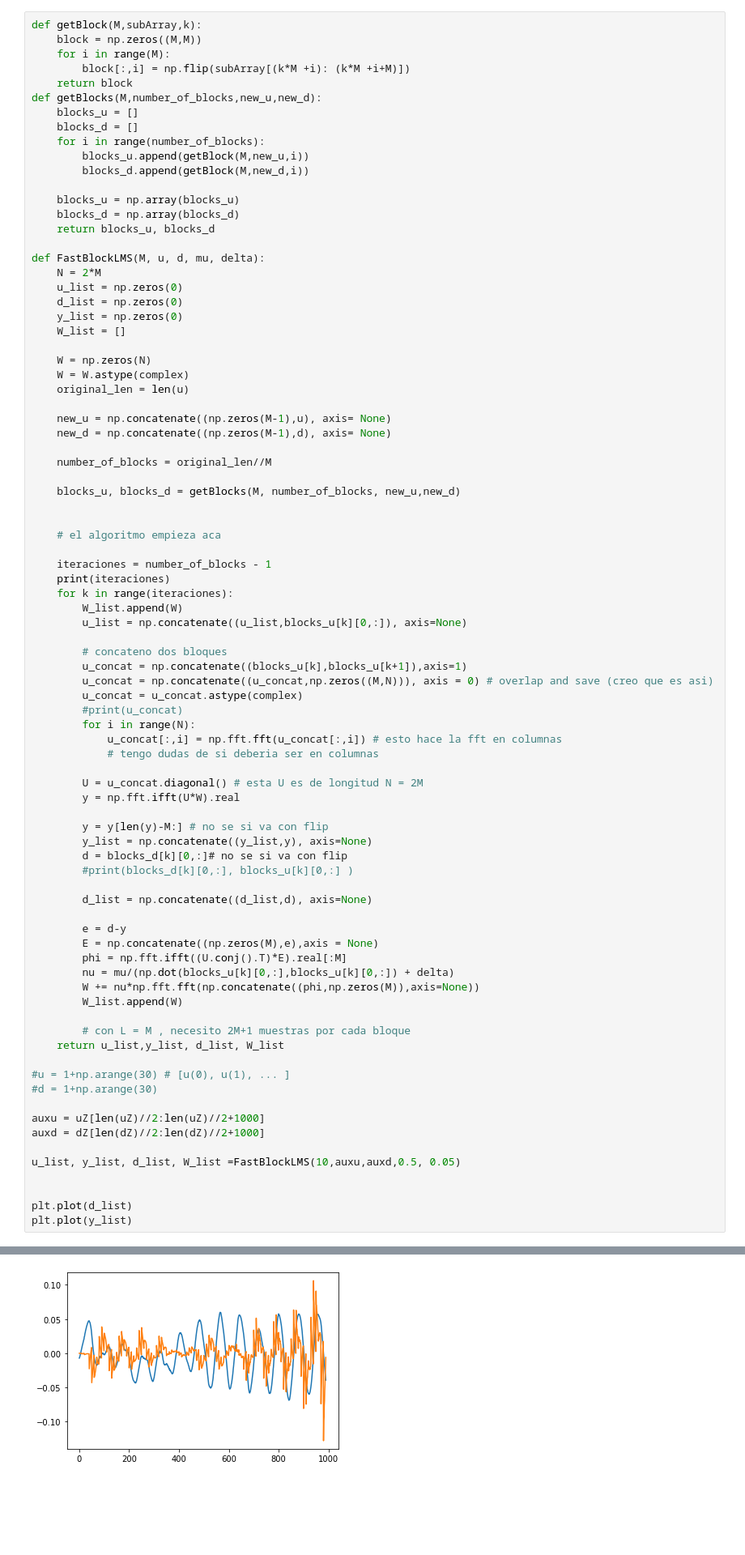
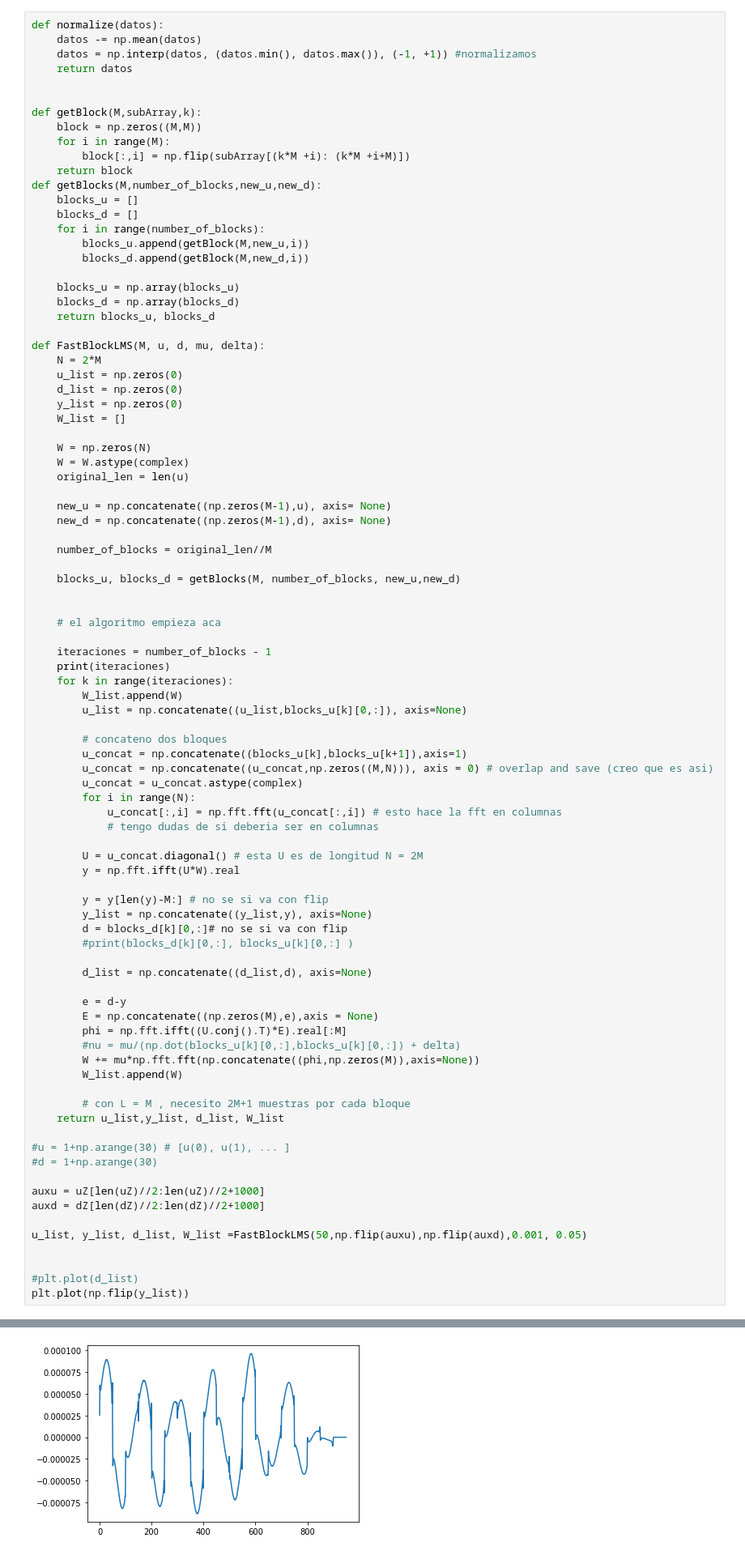
Before and after one commit to jmestanza/Echo_cancellation, a Jupyter notebook: FastBlockLMS_and_NMLS.ipynb, the cells around one changed output, grey strips where cells are left out. Shown at 81% size. Drawn from its saved outputs; the diff is of its cells as text; blank space fills up the shorter version.

```diff
--- a/FastBlockLMS_and_NMLS.ipynb
+++ b/FastBlockLMS_and_NMLS.ipynb
@@ -212,6 +212,12 @@ plt.ylim(ymax=np.ceil(maxfreq / 10) * 10 if maxfreq % 10 else maxfreq + 10)
 # %% [markdown]
 ##Algoritmo Fast Block LMS
 # %%
+def normalize(datos):
+    datos -= np.mean(datos)
+    datos = np.interp(datos, (datos.min(), datos.max()), (-1, +1)) #normalizamos
+    return datos
+
+
 def getBlock(M,subArray,k):
     block = np.zeros((M,M))
     for i in range(M):
@@ -259,7 +265,6 @@ def FastBlockLMS(M, u, d, mu, delta):
         u_concat = np.concatenate((blocks_u[k],blocks_u[k+1]),axis=1)
         u_concat = np.concatenate((u_concat,np.zeros((M,N))), axis = 0) # overlap and save (creo que es asi)
         u_concat = u_concat.astype(complex)
-        #print(u_concat)
         for i in range(N):
             u_concat[:,i] = np.fft.fft(u_concat[:,i]) # esto hace la fft en columnas
             # tengo dudas de si deberia ser en columnas
@@ -277,8 +282,8 @@ def FastBlockLMS(M, u, d, mu, delta):
         e = d-y
         E = np.concatenate((np.zeros(M),e),axis = None)
         phi = np.fft.ifft((U.conj().T)*E).real[:M]
-        nu = mu/(np.dot(blocks_u[k][0,:],blocks_u[k][0,:]) + delta)
-        W += nu*np.fft.fft(np.concatenate((phi,np.zeros(M)),axis=None))
+        #nu = mu/(np.dot(blocks_u[k][0,:],blocks_u[k][0,:]) + delta)
+        W += mu*np.fft.fft(np.concatenate((phi,np.zeros(M)),axis=None))
         W_list.append(W)
 
         # con L = M , necesito 2M+1 muestras por cada bloque
@@ -290,9 +295,9 @@ def FastBlockLMS(M, u, d, mu, delta):
 auxu = uZ[len(uZ)//2:len(uZ)//2+1000]
 auxd = dZ[len(dZ)//2:len(dZ)//2+1000]
 
-u_list, y_list, d_list, W_list =FastBlockLMS(10,auxu,auxd,0.5, 0.05)
+u_list, y_list, d_list, W_list =FastBlockLMS(50,np.flip(auxu),np.flip(auxd),0.001, 0.05)
 
 
-plt.plot(d_list)
-plt.plot(y_list)
+#plt.plot(d_list)
+plt.plot(np.flip(y_list))
 # %% [output]
@@ -300,2 +305,2 @@ plt.plot(y_list)
 [<matplotlib.lines.Line2D at 0x...>]
-[figure, old version]
+[figure, new version]
```
Also changed, not shown: parts of 7 cells of this notebook.
